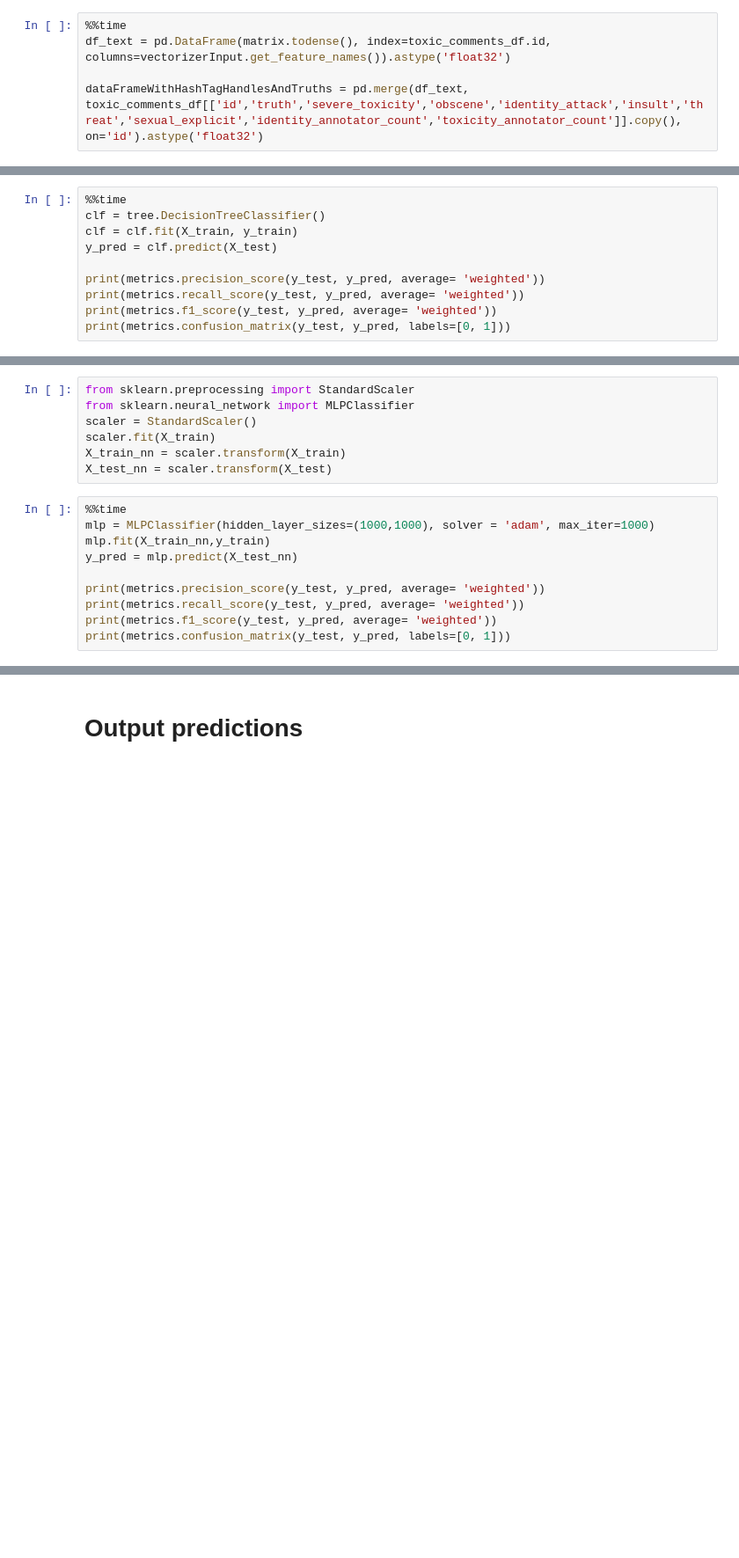
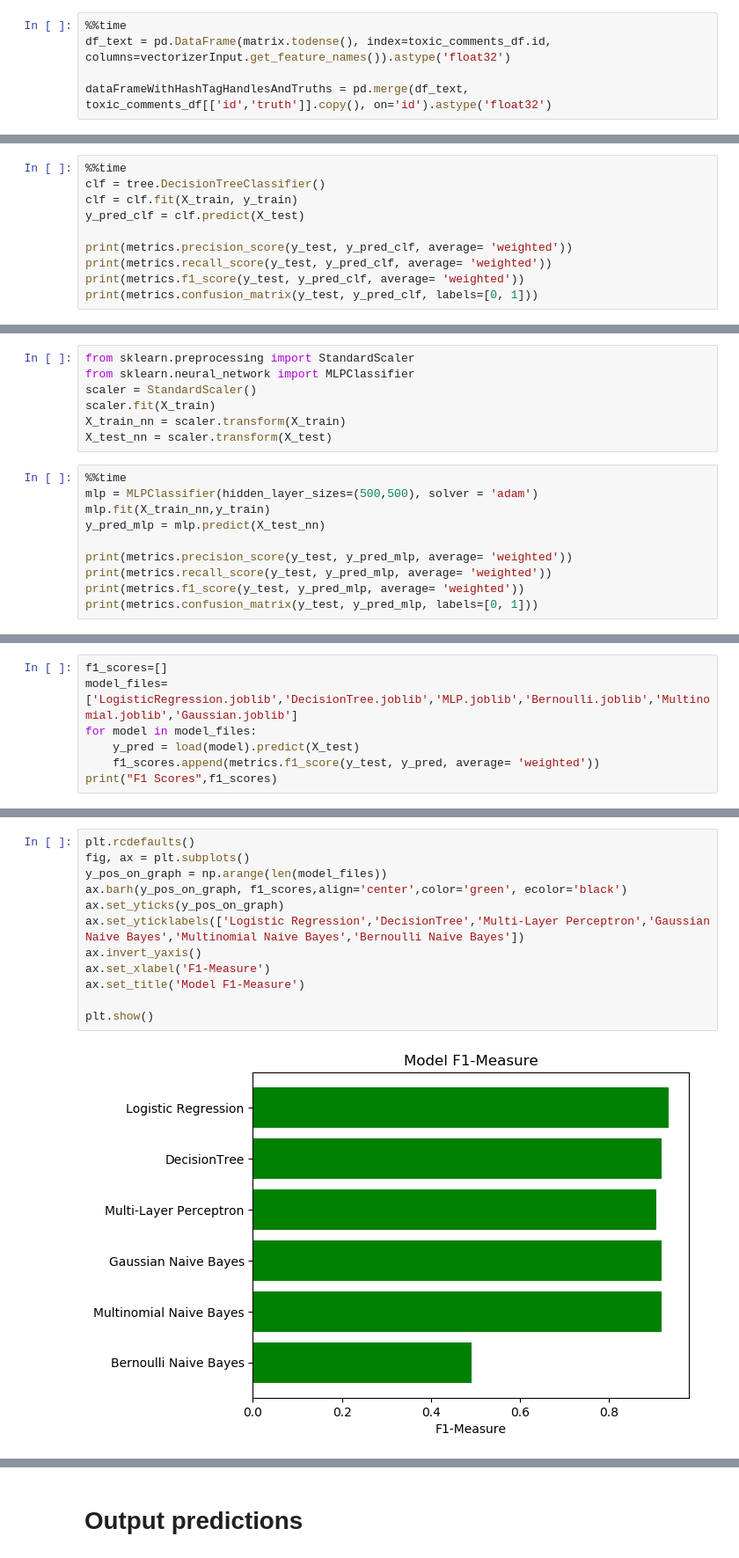
Before and after one commit to alecluna/Text-Toxicity-Classifier, a Jupyter notebook: ToxicityCommentClassifier.ipynb, the cells around one changed output, grey strips where cells are left out. Shown at 88% size. Saved outputs shown, nothing was run; the diff lists cells and outputs as text; blank space fills up the shorter version.

Commit message:
Saving models to file to be read later. adding naive bays classifiers. drawing roc-auc curve

```diff
--- a/ToxicityCommentClassifier.ipynb
+++ b/ToxicityCommentClassifier.ipynb
@@ -34,4 +55,4 @@ print("# of features", len(vectorizerInput.get_feature_names()))
 %%time
 df_text = pd.DataFrame(matrix.todense(), index=toxic_comments_df.id, columns=vectorizerInput.get_feature_names()).astype('float32')
 
-dataFrameWithHashTagHandlesAndTruths = pd.merge(df_text,  toxic_comments_df[['id','truth','severe_toxicity','obscene','identity_attack','insult','threat','sexual_explicit','identity_annotator_count','toxicity_annotator_count']].copy(), on='id').astype('float32')
+dataFrameWithHashTagHandlesAndTruths = pd.merge(df_text,  toxic_comments_df[['id','truth']].copy(), on='id').astype('float32')
@@ -86,9 +130,9 @@ print(metrics.confusion_matrix(y_test, y_pred))
 %%time
 clf = tree.DecisionTreeClassifier()
 clf = clf.fit(X_train, y_train)
-y_pred = clf.predict(X_test)
+y_pred_clf = clf.predict(X_test)
 
-print(metrics.precision_score(y_test, y_pred, average= 'weighted'))
-print(metrics.recall_score(y_test, y_pred, average= 'weighted'))
-print(metrics.f1_score(y_test, y_pred, average= 'weighted'))
-print(metrics.confusion_matrix(y_test, y_pred, labels=[0, 1]))
+print(metrics.precision_score(y_test, y_pred_clf, average= 'weighted'))
+print(metrics.recall_score(y_test, y_pred_clf, average= 'weighted'))
+print(metrics.f1_score(y_test, y_pred_clf, average= 'weighted'))
+print(metrics.confusion_matrix(y_test, y_pred_clf, labels=[0, 1]))
@@ -103,11 +159,11 @@ X_train_nn = scaler.transform(X_train)
 X_test_nn = scaler.transform(X_test)
 # %%
 %%time
-mlp = MLPClassifier(hidden_layer_sizes=(1000,1000), solver = 'adam', max_iter=1000)
+mlp = MLPClassifier(hidden_layer_sizes=(500,500), solver = 'adam')
 mlp.fit(X_train_nn,y_train)
-y_pred = mlp.predict(X_test_nn)
+y_pred_mlp = mlp.predict(X_test_nn)
 
-print(metrics.precision_score(y_test, y_pred, average= 'weighted'))
-print(metrics.recall_score(y_test, y_pred, average= 'weighted'))
-print(metrics.f1_score(y_test, y_pred, average= 'weighted'))
-print(metrics.confusion_matrix(y_test, y_pred, labels=[0, 1]))
+print(metrics.precision_score(y_test, y_pred_mlp, average= 'weighted'))
+print(metrics.recall_score(y_test, y_pred_mlp, average= 'weighted'))
+print(metrics.f1_score(y_test, y_pred_mlp, average= 'weighted'))
+print(metrics.confusion_matrix(y_test, y_pred_mlp, labels=[0, 1]))
@@ -113,0 +265,7 @@ print(metrics.confusion_matrix(y_test, y_pred, labels=[0, 1]))
+# %%
+f1_scores=[]
+model_files=['LogisticRegression.joblib','DecisionTree.joblib','MLP.joblib','Bernoulli.joblib','Multinomial.joblib','Gaussian.joblib']
+for model in model_files:
+    y_pred = load(model).predict(X_test)
+    f1_scores.append(metrics.f1_score(y_test, y_pred, average= 'weighted'))
+print("F1 Scores",f1_scores)
@@ -113,0 +276,14 @@ print(metrics.confusion_matrix(y_test, y_pred, labels=[0, 1]))
+# %%
+plt.rcdefaults()
+fig, ax = plt.subplots()
+y_pos_on_graph = np.arange(len(model_files))
+ax.barh(y_pos_on_graph, f1_scores,align='center',color='green', ecolor='black')
+ax.set_yticks(y_pos_on_graph)
+ax.set_yticklabels(['Logistic Regression','DecisionTree','Multi-Layer Perceptron','Gaussian Naive Bayes','Multinomial Naive Bayes','Bernoulli Naive Bayes'])
+ax.invert_yaxis()
+ax.set_xlabel('F1-Measure')
+ax.set_title('Model F1-Measure')
+
+plt.show()
+# %% [output]
+[figure, added]
```
Also changed, not shown: parts of 28 cells of this notebook.
